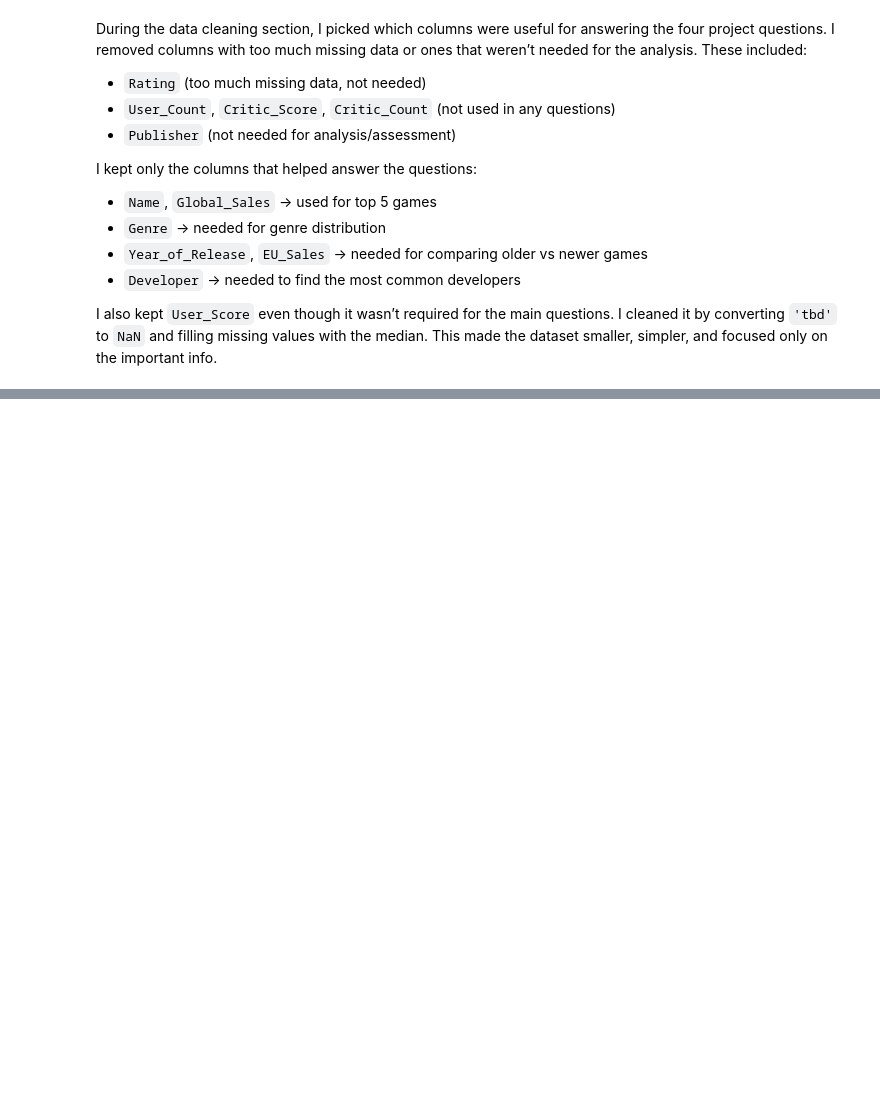
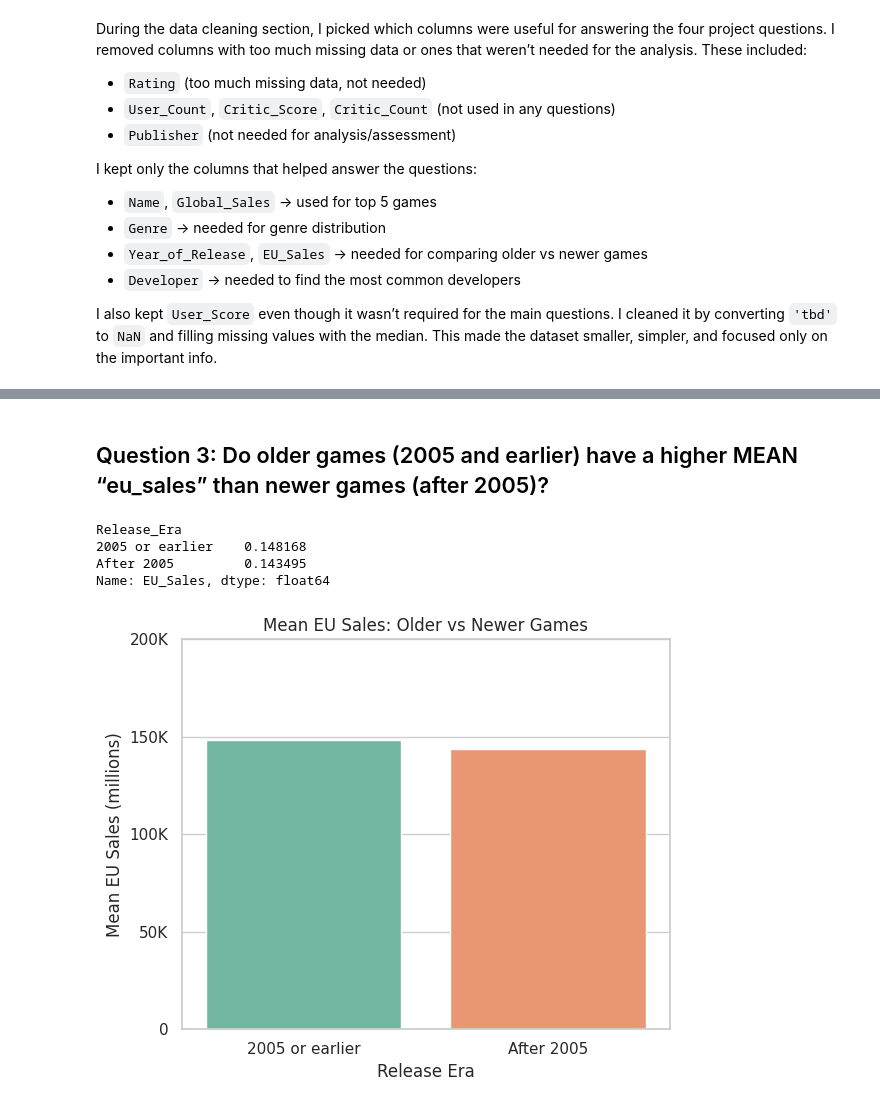
Before and after one commit to eleanorbucke21/ca1_DATA_VISUALISATION, a Jupyter notebook: DataVisualisationCA.ipynb, the cells around one changed output, grey strips where cells are left out. Drawn from its saved outputs; the diff is of its cells as text; code cells hidden in the pictures; blank space fills up the shorter version.

```diff
--- a/DataVisualisationCA.ipynb
+++ b/DataVisualisationCA.ipynb
@@ -839,0 +918,27 @@ This made the dataset smaller, simpler, and focused only on the important info.
+# %% [markdown]
+## Question 3: Do older games (2005 and earlier) have a higher MEAN “eu_sales” than newer games (after 2005)?
+# %%
+print(eu_sales_means)
+# %% [output]
+Release_Era
+2005 or earlier    0.148168
+After 2005         0.143495
+Name: EU_Sales, dtype: float64
+# %%
+# Create a new column for release period
+vgsales_clean['Release_Era'] = vgsales_clean['Year_of_Release'].apply(lambda x: '2005 or earlier' if x <= 2005 else 'After 2005')
+
+# Calculate mean EU_Sales for both groups
+eu_sales_means = vgsales_clean.groupby('Release_Era')['EU_Sales'].mean()
+
+# Plot
+plt.figure(figsize=(6, 5))
+sns.barplot(x=eu_sales_means.index, y=eu_sales_means.values, palette='Set2')
+plt.title('Mean EU Sales: Older vs Newer Games')
+plt.ylabel('Mean EU Sales (millions)')
+plt.yticks([0, 0.05, 0.10, 0.15, 0.20], ['0', '50K', '100K', '150K', '200K'])
+plt.xlabel('Release Era')
+plt.tight_layout()
+plt.show()
+# %% [output]
+[figure, added]
```
Also changed, not shown: parts of 9 cells of this notebook.
